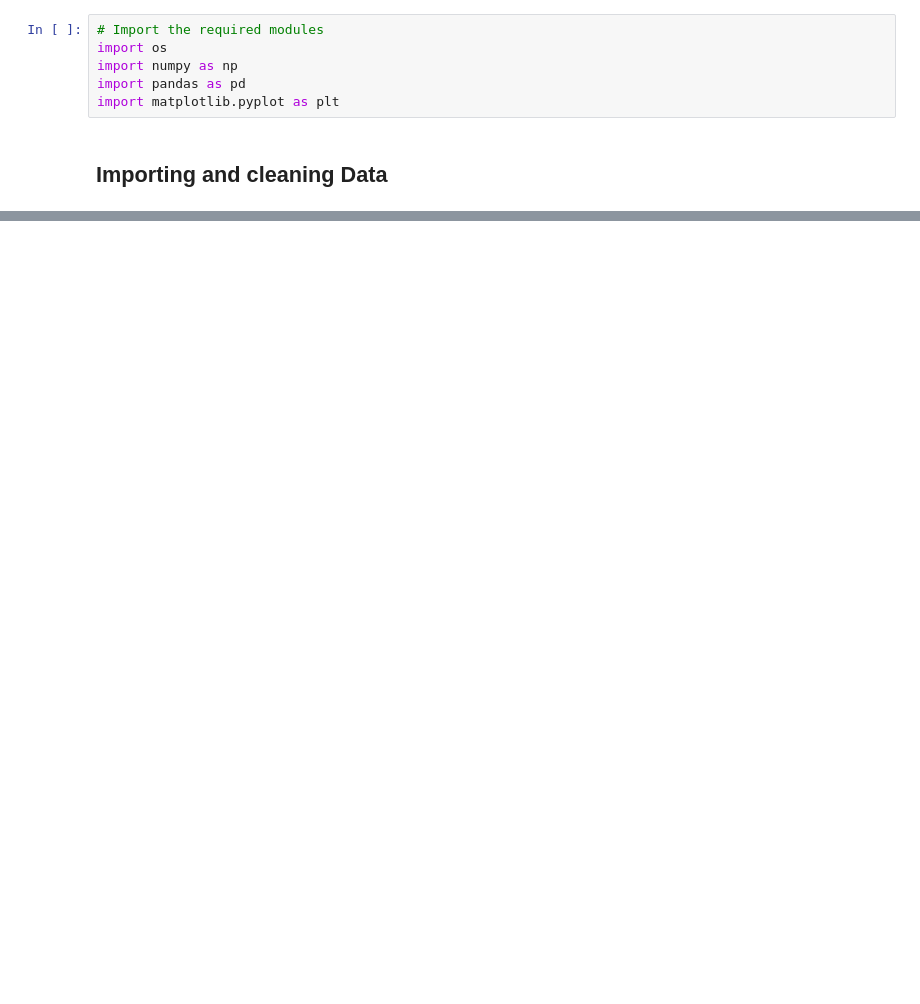
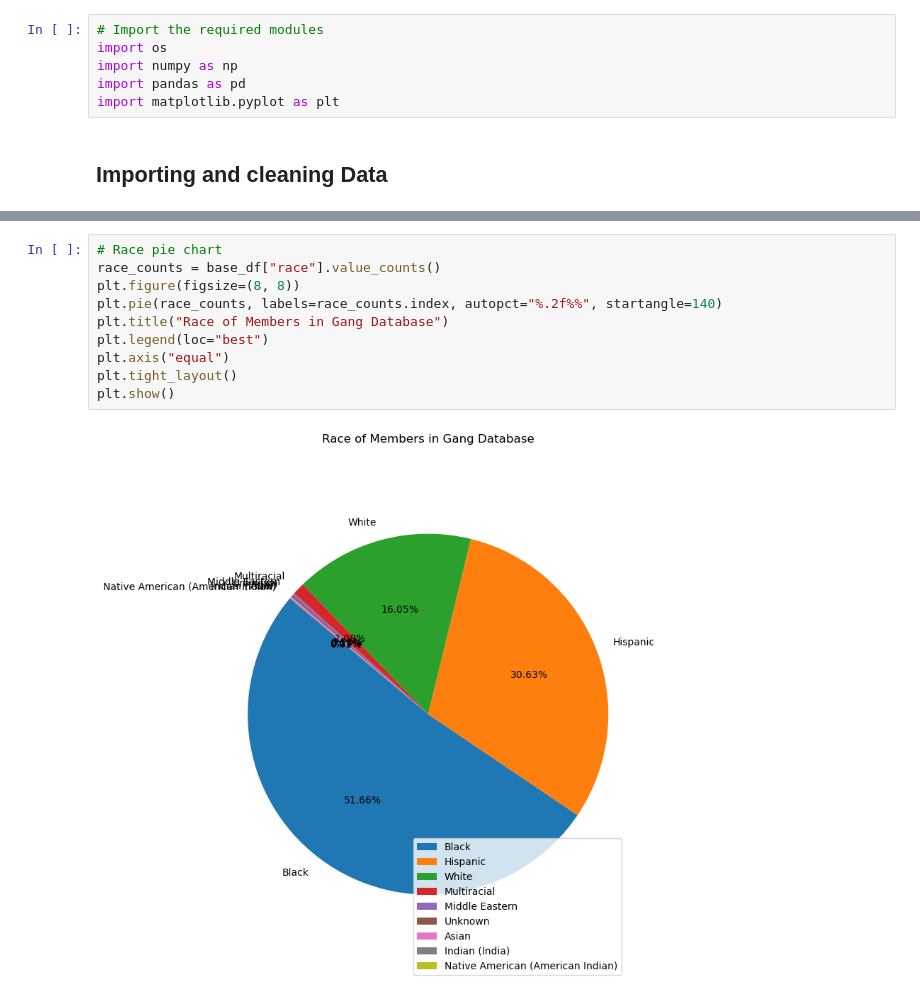
Before and after one commit to cedric066/INST204Audit, a Jupyter notebook: data_analysis.ipynb, the cells around one changed output, grey strips where cells are left out. Saved outputs shown, nothing was run; the diff lists cells and outputs as text; blank space fills up the shorter version.

```diff
--- a/data_analysis.ipynb
+++ b/data_analysis.ipynb
@@ -64,0 +109,12 @@ base_df.head(15)
+# %%
+# Race pie chart
+race_counts = base_df["race"].value_counts()
+plt.figure(figsize=(8, 8))
+plt.pie(race_counts, labels=race_counts.index, autopct="%.2f%%", startangle=140)
+plt.title("Race of Members in Gang Database")
+plt.legend(loc="best")
+plt.axis("equal")
+plt.tight_layout()
+plt.show()
+# %% [output]
+[figure, added]
```
Also changed, not shown: parts of 6 cells of this notebook.
